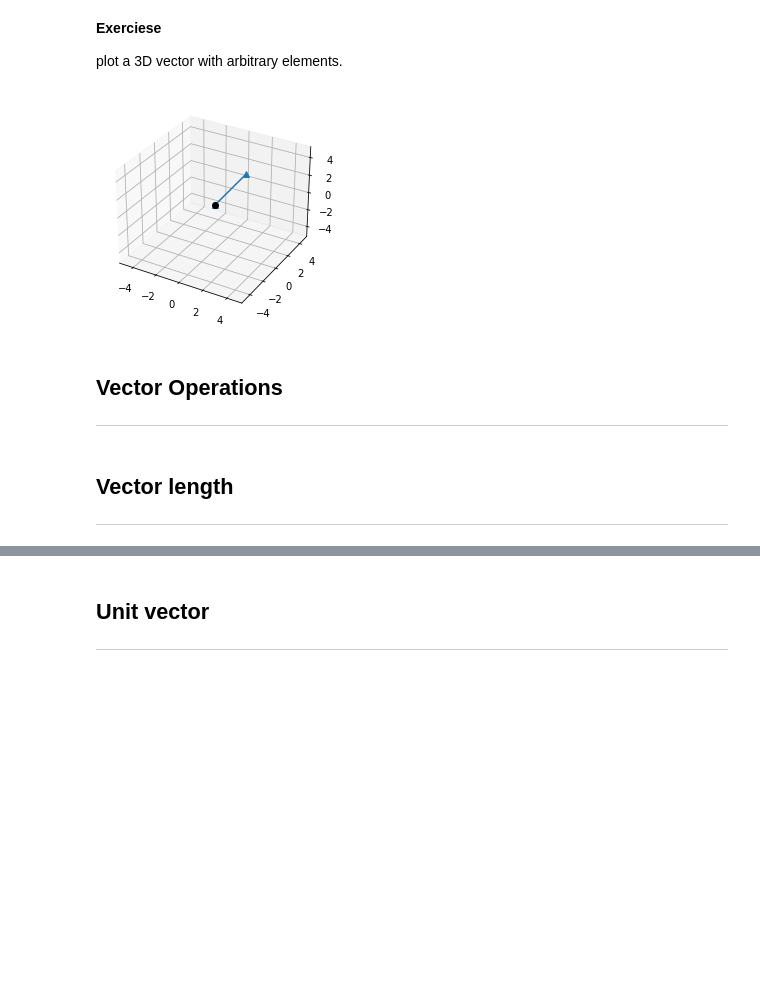
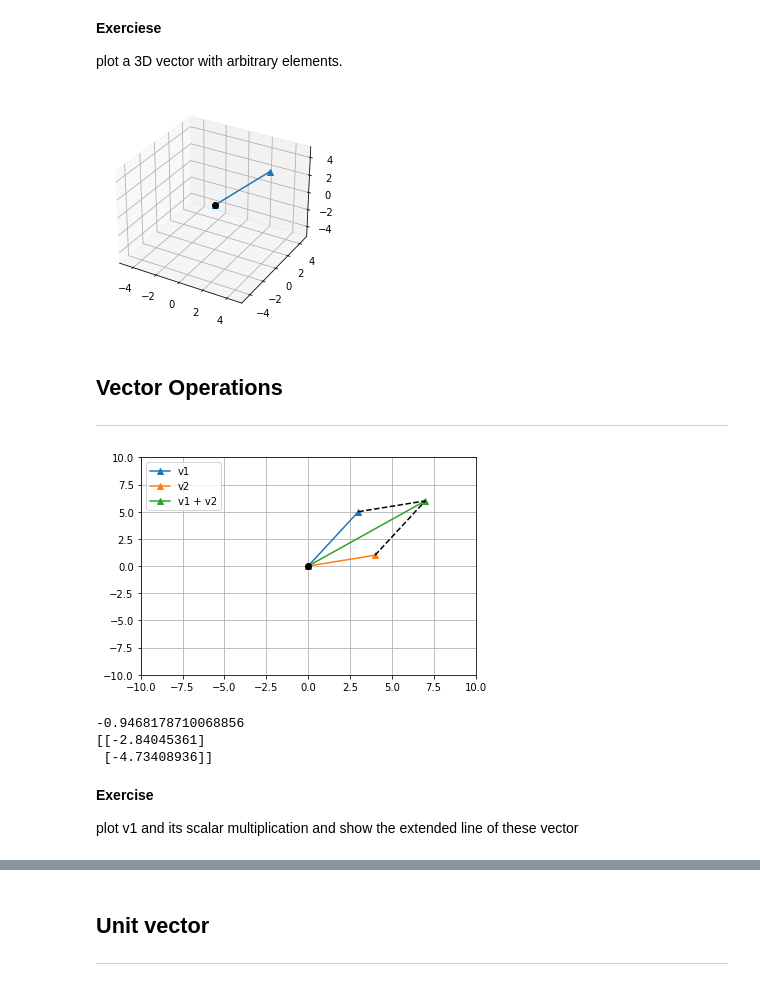
Before and after one commit to MiladQolami/Mathematical-tools-for-neuroscience, a Jupyter notebook: Linear_Algebra/Linear_algebra_vectors.ipynb, the cells around one changed output, grey strips where cells are left out. Saved outputs shown, nothing was run; the diff lists cells and outputs as text; code cells hidden in the pictures; blank space fills up the shorter version.

```diff
--- a/Linear_Algebra/Linear_algebra_vectors.ipynb
+++ b/Linear_Algebra/Linear_algebra_vectors.ipynb
@@ -36,16 +47,16 @@ plot a 3D vector with arbitrary elements.
 # %%
 from matplotlib import projections
 #@markdown solution
-aVect3D = np.array([[1],[3],[2]])
+aVector3D = np.array([[3],[3],[3]])
 fig = plt.figure()
 ax = plt.axes(projection='3d')
-ax.plot([0,aVect3D[0]],[0,aVect3D[1]],[0,aVect3D[2]],'-^')
+ax.plot([0,aVector3D[0]],[0,aVector3D[1]],[0,aVector3D[2]],'-^')
 ax.plot(0,0,0,'ko')
 ax.grid()
 ax.set(xlim = (-5,5),ylim = (-5,5),zlim = (-5,5))
 plt.show()
 # %% [output]
-[figure, old version]
+[figure, new version]
 # %% [markdown]
 ## Vector Operations
 ___
@@ -79,4 +63,54 @@ ___
-# %% [markdown]
-## Vector length
-
-___
+# %%
+# Vector addition
+
+# creat 2 vectors in 2d plane
+v1 = np.array([[3],[5]])
+v2 = np.array([[4],[1]])
+
+# Algebraic addition
+v3 = v1 + v2
+print(v3)
+
+
+
+# Geometric addition
+fig,ax = plt.subplots()
+ax.plot([0,v1[0]],[0,v1[1]],'-^',label = 'v1')
+ax.plot([0,v2[0]],[0,v2[1]],'-^',label = 'v2')
+ax.plot([0,v3[0]],[0,v3[1]],'-^',label = 'v1 + v2')
+
+# showing parallelogram rule
+ax.plot([v1[0],v1[0]+v2[0]],[v1[1],v1[1]+v2[1]],'k--')  # adding v2 to the tip of v1
+ax.plot([v2[0],v1[0]+v2[0]],[v2[1],v1[1]+v2[1]],'k--')  # adding v1 to the tip of v2
+
+
+ax.plot(0,0,'ko')
+ax.legend()
+ax.grid()
+ax.set(xlim = (-10,10),ylim = (-10,10))
+plt.show()
+# %% [output]
+[figure, added]
+# %%
+# Scalaar multiplication
+# a random scalar from standard normal distribution
+aScalar =  np.random.randn()
+print(aScalar)
+
+v1 = np.array([[3],[5]])
+
+# Algebraic
+v2 = aScalar * v1
+print(v2)
+
+
+# Geometric
+# Exercise
+# %% [output]
+-0.9468178710068856
+[[-2.84045361]
+ [-4.73408936]]
+# %% [markdown]
+**Exercise**
+
+plot v1 and its scalar multiplication and show the extended line of these vector
```
Also changed, not shown: parts of 17 cells of this notebook.
